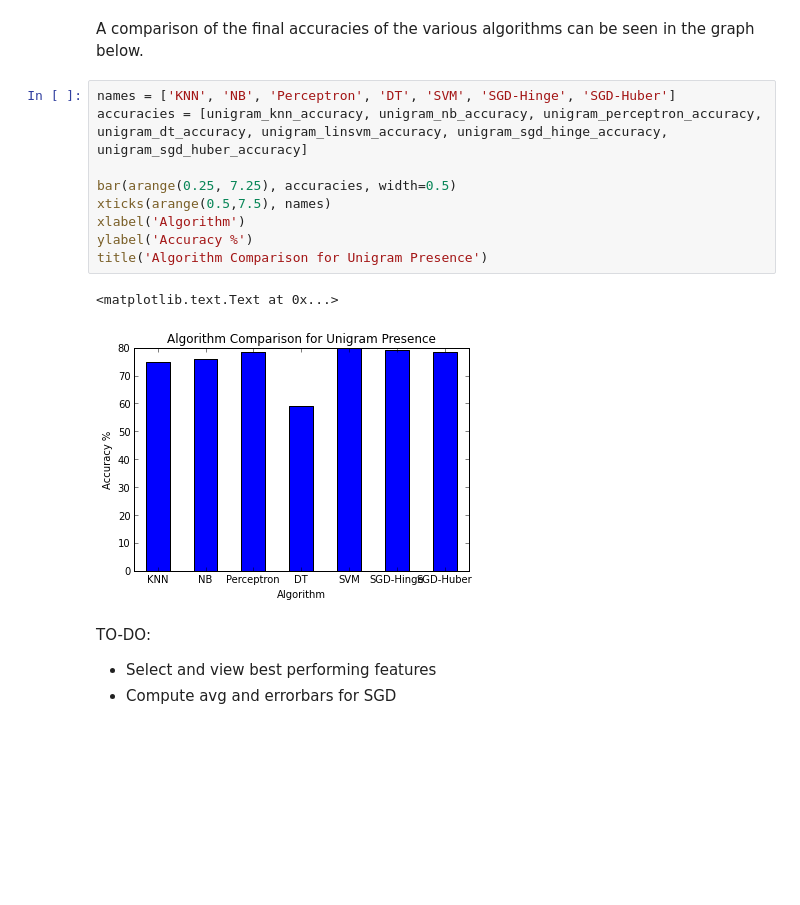
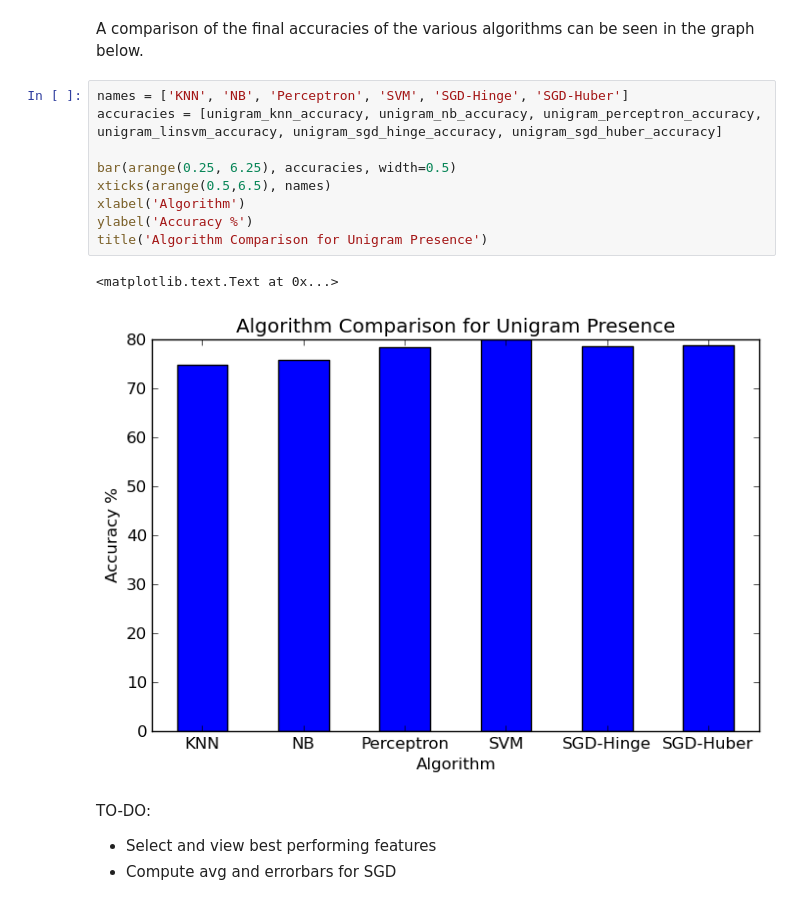
Before and after one commit to DJSagarAhire/Sentiment-Analysis-Comparative-Study, a Jupyter notebook: notebooks/01_Classification-Unigram-Presence.ipynb, the cells around one changed output. Cells and saved outputs as stored; diff of their text form; blank space fills up the shorter version.

Commit message:
Added Unigram Presence with POS and removed Decision Tree

```diff
--- a/notebooks/01_Classification-Unigram-Presence.ipynb
+++ b/notebooks/01_Classification-Unigram-Presence.ipynb
@@ -426,17 +405,17 @@ Thus, the final accuracy remains the same as the initial accuracy.
 # %% [markdown]
 A comparison of the final accuracies of the various algorithms can be seen in the graph below.
 # %%
-names = ['KNN', 'NB', 'Perceptron', 'DT', 'SVM', 'SGD-Hinge', 'SGD-Huber']
-accuracies = [unigram_knn_accuracy, unigram_nb_accuracy, unigram_perceptron_accuracy, unigram_dt_accuracy, unigram_linsvm_accuracy, unigram_sgd_hinge_accuracy, unigram_sgd_huber_accuracy]
+names = ['KNN', 'NB', 'Perceptron', 'SVM', 'SGD-Hinge', 'SGD-Huber']
+accuracies = [unigram_knn_accuracy, unigram_nb_accuracy, unigram_perceptron_accuracy, unigram_linsvm_accuracy, unigram_sgd_hinge_accuracy, unigram_sgd_huber_accuracy]
 
-bar(arange(0.25, 7.25), accuracies, width=0.5)
-xticks(arange(0.5,7.5), names)
+bar(arange(0.25, 6.25), accuracies, width=0.5)
+xticks(arange(0.5,6.5), names)
 xlabel('Algorithm')
 ylabel('Accuracy %')
 title('Algorithm Comparison for Unigram Presence')
 # %% [output]
 <matplotlib.text.Text at 0x...>
-[figure, old version]
+[figure, new version]
 # %% [markdown]
 TO-DO:
 
```
Also changed, not shown: parts of 17 cells of this notebook, 5 other files.
